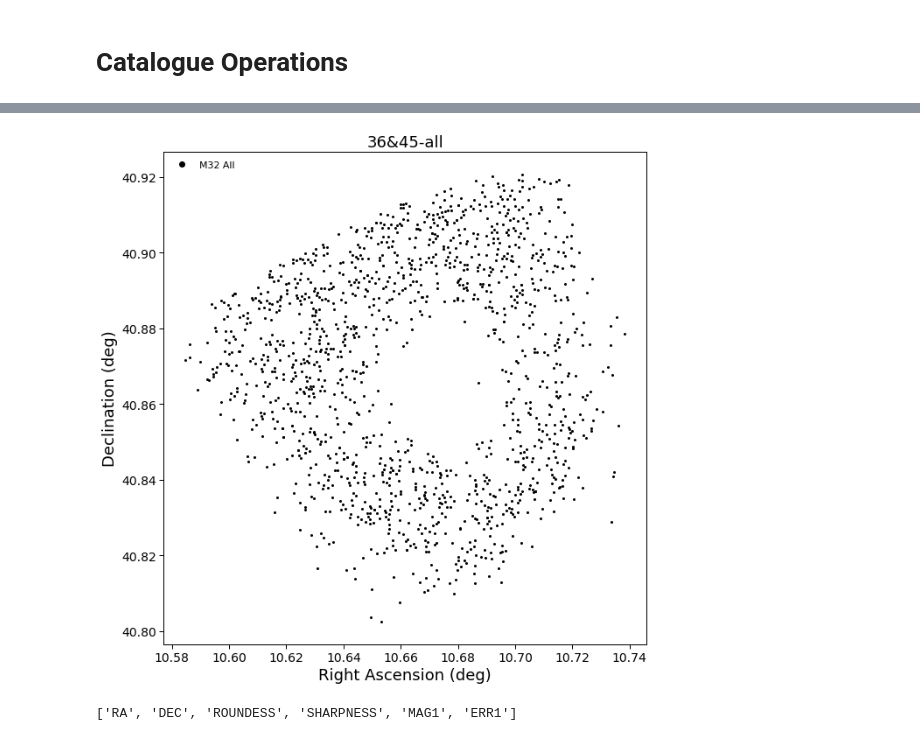
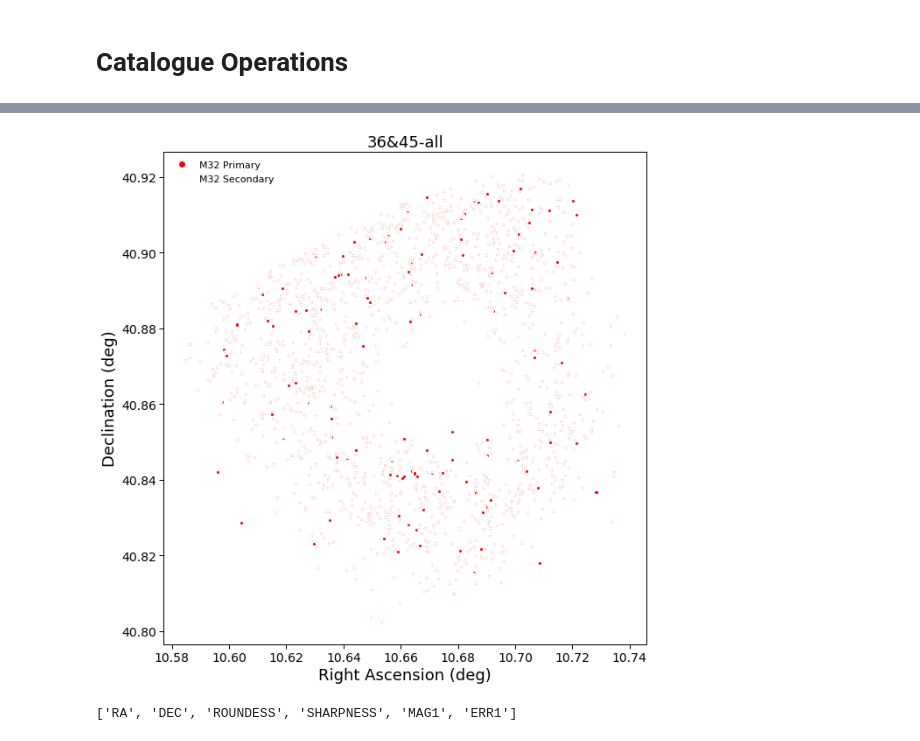
Before and after one commit to MichaelSharp7/M32, a Jupyter notebook: M32_cat.ipynb, the cells around one changed output, grey strips where cells are left out. Cells and saved outputs as stored; diff of their text form; code cells hidden in the pictures.

```diff
--- a/M32_cat.ipynb
+++ b/M32_cat.ipynb
@@ -184,7 +184,7 @@ graph('MAG_S1_0.csv','36','background','ROUNDNESS')
 [interactive output not drawn]
 # %%
 # Define function to produce location plot
-def loc_plot(file,filtr,epoch):
+def loc_plot(file,file1,filtr,epoch):
     %matplotlib inline
     # Setting up figure
     plt.rc('font', family='sans-serif')
@@ -198,17 +198,19 @@ def loc_plot(file,filtr,epoch):
     # Make the actual plot
     data = ascii.read(file, data_start=1)
     index = random.randint(1,len(data))
-    width = 5 * u.arcsec
-    width = width.to(u.degree)
-    plt.plot(data['mean_RA'], data['mean_DEC'], '.', color='black', ms=4, label="M32 All")
+    data1 = ascii.read(file1, data_start=1)
+    #width = 5 * u.arcsec
+    #width = width.to(u.degree)
+    plt.plot(data['mean_RA'], data['mean_DEC'], '.', color='red', ms=4, label="M32 Primary")
+    plt.plot(data1['mean_RA'], data1['mean_DEC'], '.', color='white', ms=4, label="M32 Secondary")
     plt.xlabel('Right Ascension (deg)', size=18)
     plt.ylabel('Declination (deg)', size=18)
     #plt.xlim(data['RA'][index]-width.value,data['RA'][index]+width.value)
     #plt.ylim(data['DEC'][index]-width.value,data['DEC'][index]+width.value)
     plt.legend(loc="upper left",frameon=False, scatterpoints=1, numpoints=1, markerscale=3.)
     plt.title(filtr+'-'+epoch,fontsize=18)
-    radius = 0.2 * u.arcsec
-    radius = radius.to(u.degree)
+    #radius = 0.2 * u.arcsec
+    #radius = radius.to(u.degree)
     #circle1 = plt.Circle((data['RA'][index],data['DEC'][index]), radius.value, color='blue', fill=False)
     #ax.add_artist(circle1)
 
@@ -219,15 +221,15 @@ def loc_plot(file,filtr,epoch):
     #x4,y4=[maxRA.value,maxRA.value],[maxDec.value,minDec.value]
     #plt.plot(x1,y1,x2,y2,x3,y3,x4,y4,color='black')
 
-    #plt.savefig("blah.pdf", bbox_inches='tight')
+    plt.savefig("prim_sec_cats_difference.pdf", bbox_inches='tight')
     plt.tight_layout()
     plt.show()
     plt.close()
 # %%
 # Show location plot of background 36 field
-loc_plot('single_match_increased/final_cat_csv.csv','36&45','all')
+loc_plot('final_cats/1point5_rmax_&_point2_pos.csv','final_cats/1_rmax_&_point2_pos.csv','36&45','all')
 # %% [output]
-[figure, old version]
+[figure, new version]
 # %%
 #print column names
 data_36.colnames
```
Also changed, not shown: parts of 1 cell of this notebook.
